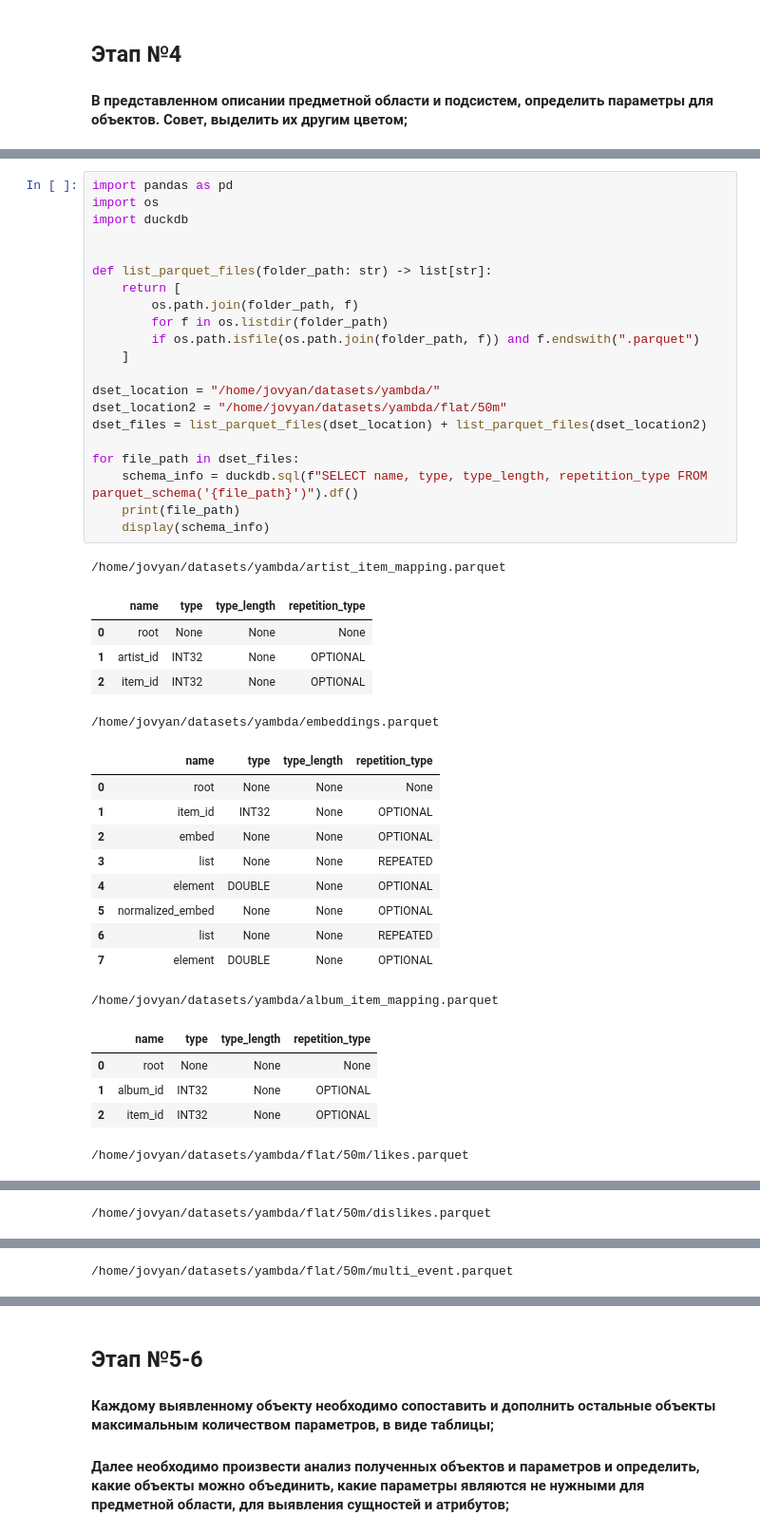
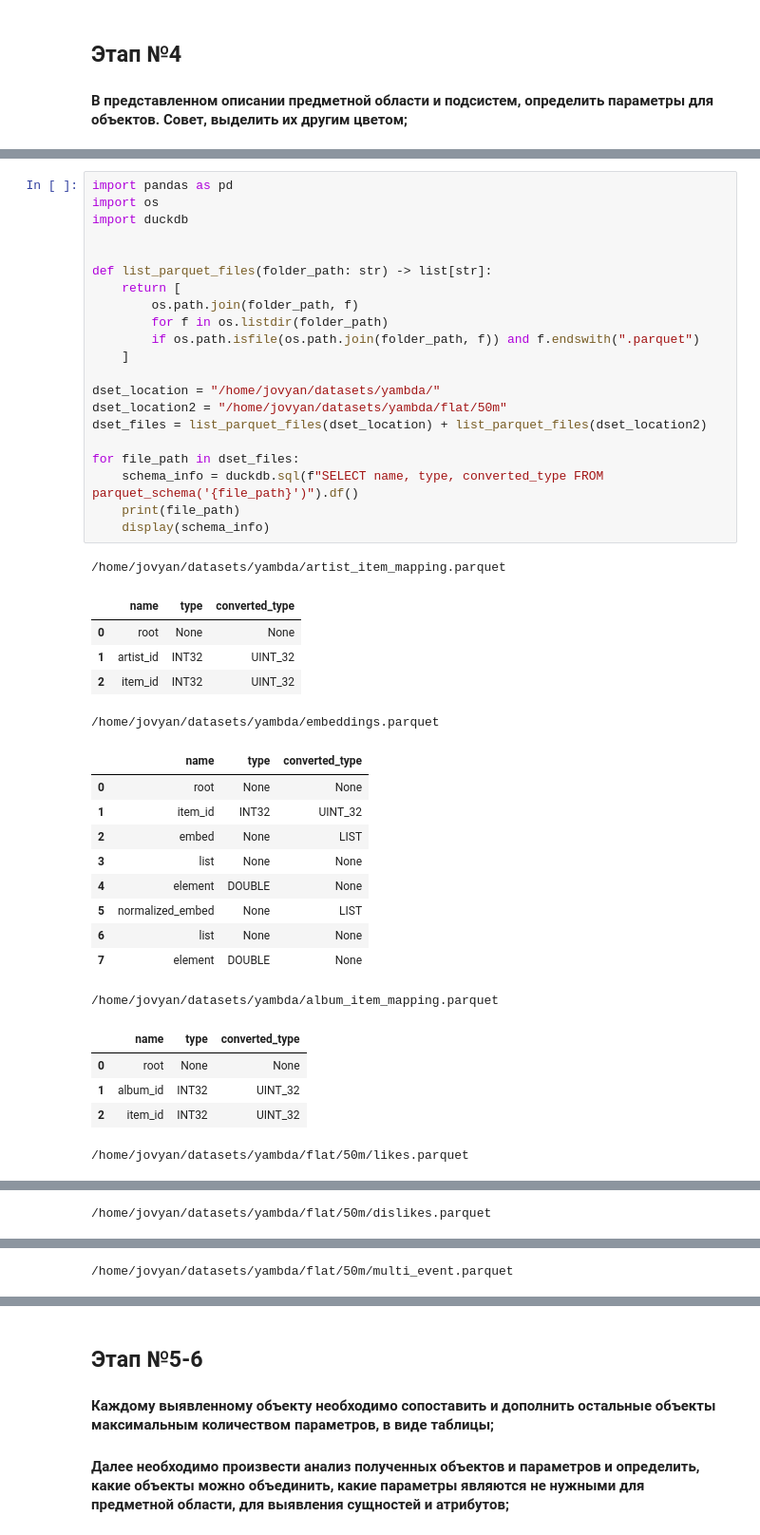
Before and after one commit to nikolyabb/college-homework, a Jupyter notebook: RDBMS/Intro_to_RDBMS.ipynb, the cells around one changed output, grey strips where cells are left out. Shown: that part at 95% size. Cells and saved outputs as stored; diff of their text form.

```diff
--- a/RDBMS/Intro_to_RDBMS.ipynb
+++ b/RDBMS/Intro_to_RDBMS.ipynb
@@ -70,43 +77,43 @@ https://doi.org/10.48550/arXiv.2505.22238
 # %%
 import pandas as pd
 import os
 import duckdb
 
 
 def list_parquet_files(folder_path: str) -> list[str]:
     return [
         os.path.join(folder_path, f)
         for f in os.listdir(folder_path)
         if os.path.isfile(os.path.join(folder_path, f)) and f.endswith(".parquet")
     ]
 
 dset_location = "/home/jovyan/datasets/yambda/"
 dset_location2 = "/home/jovyan/datasets/yambda/flat/50m"
 dset_files = list_parquet_files(dset_location) + list_parquet_files(dset_location2)
 
 for file_path in dset_files:
-    schema_info = duckdb.sql(f"SELECT name, type, type_length, repetition_type FROM parquet_schema('{file_path}')").df()
+    schema_info = duckdb.sql(f"SELECT name, type, converted_type FROM parquet_schema('{file_path}')").df()
     print(file_path)
     display(schema_info)
 # %% [output]
 /home/jovyan/datasets/yambda/artist_item_mapping.parquet
-|  | name | type | type_length | repetition_type |
-| 0 | root | None | None | None |
-| 1 | artist_id | INT32 | None | OPTIONAL |
-| 2 | item_id | INT32 | None | OPTIONAL |
+|  | name | type | converted_type |
+| 0 | root | None | None |
+| 1 | artist_id | INT32 | UINT_32 |
+| 2 | item_id | INT32 | UINT_32 |
 /home/jovyan/datasets/yambda/embeddings.parquet
-|  | name | type | type_length | repetition_type |
-| 0 | root | None | None | None |
-| 1 | item_id | INT32 | None | OPTIONAL |
-| 2 | embed | None | None | OPTIONAL |
-| 3 | list | None | None | REPEATED |
-| 4 | element | DOUBLE | None | OPTIONAL |
-| 5 | normalized_embed | None | None | OPTIONAL |
-| 6 | list | None | None | REPEATED |
-| 7 | element | DOUBLE | None | OPTIONAL |
+|  | name | type | converted_type |
+| 0 | root | None | None |
+| 1 | item_id | INT32 | UINT_32 |
+| 2 | embed | None | LIST |
+| 3 | list | None | None |
+| 4 | element | DOUBLE | None |
+| 5 | normalized_embed | None | LIST |
+| 6 | list | None | None |
+| 7 | element | DOUBLE | None |
 /home/jovyan/datasets/yambda/album_item_mapping.parquet
-|  | name | type | type_length | repetition_type |
-| 0 | root | None | None | None |
-| 1 | album_id | INT32 | None | OPTIONAL |
-| 2 | item_id | INT32 | None | OPTIONAL |
+|  | name | type | converted_type |
+| 0 | root | None | None |
+| 1 | album_id | INT32 | UINT_32 |
+| 2 | item_id | INT32 | UINT_32 |
 /home/jovyan/datasets/yambda/flat/50m/likes.parquet
```
Also changed, not shown: parts of 21 cells of this notebook, 2 other files.
